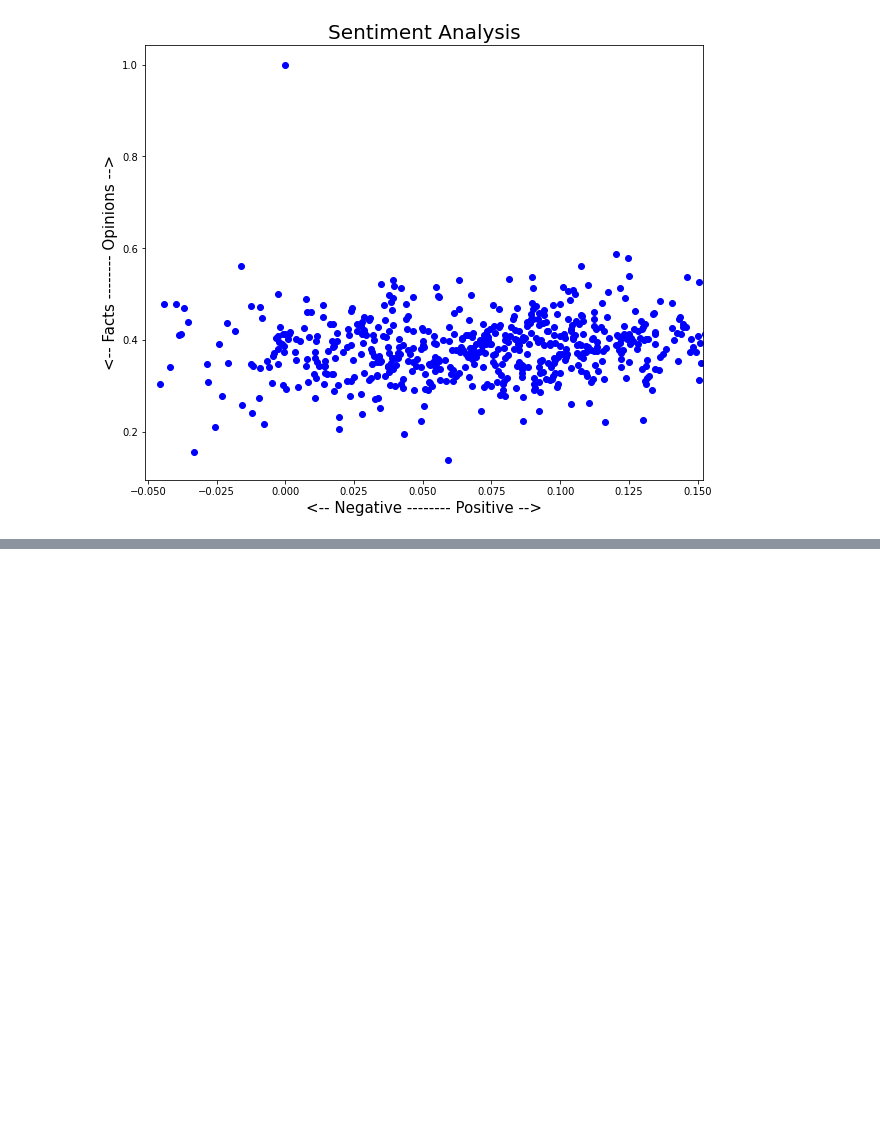
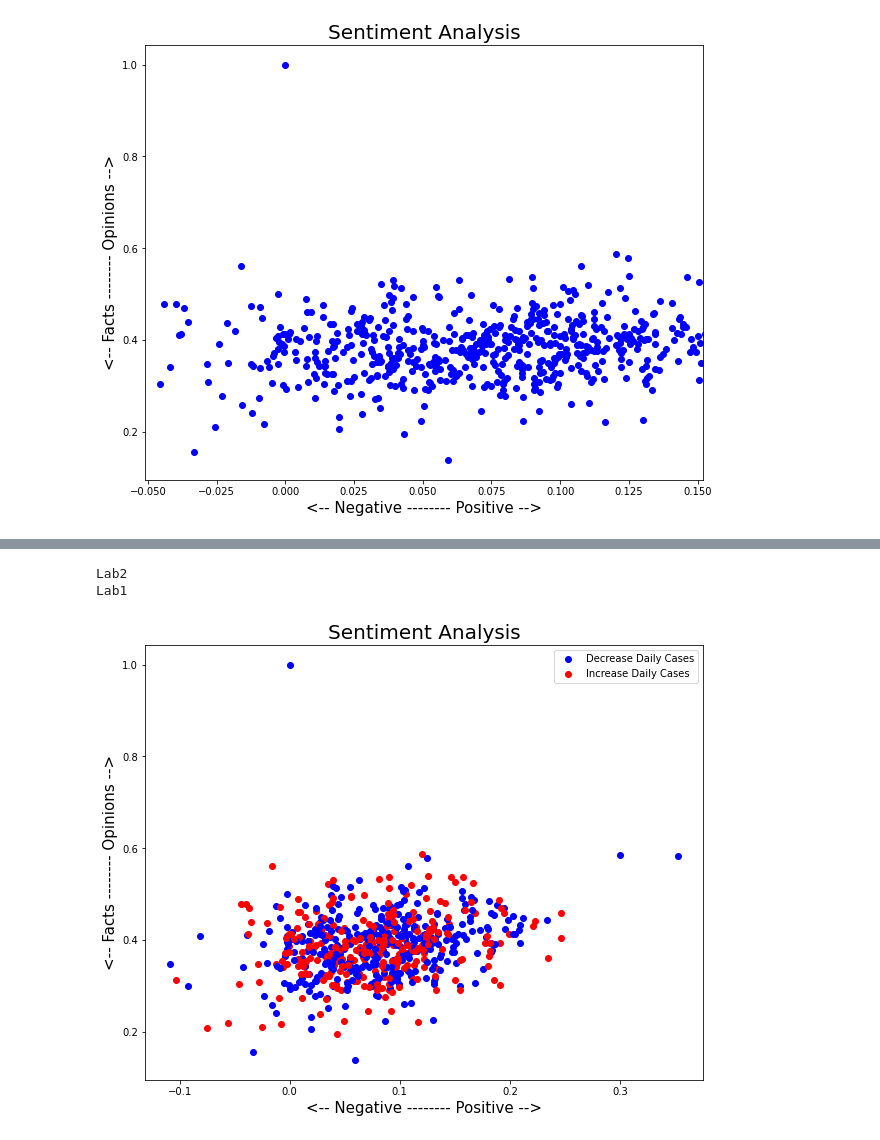
Before and after one commit to Walt9819/factores-impacto-desempleo-mexico, a Jupyter notebook: Python/FactoresDeImpactoEnDesempleoMX.ipynb, the cells around one changed output, grey strips where cells are left out. Saved outputs shown, nothing was run; the diff lists cells and outputs as text; code cells hidden in the pictures; blank space fills up the shorter version.

Commit message:
Add merge with restaurants and covid data

```diff
--- a/Python/FactoresDeImpactoEnDesempleoMX.ipynb
+++ b/Python/FactoresDeImpactoEnDesempleoMX.ipynb
@@ -1348,4 +1357,5 @@ data.to_csv('translated_news.csv')
 # %%
 data = pd.read_csv('https://raw.githubusercontent.com/Walt9819/factores-impacto-desempleo-mexico/main/Python/data/translated_news.csv')
+data = data.drop("Unnamed: 0", axis=1)
 data
 # %% [output]
@@ -1393,0 +1415,15 @@ fig.show()
+# %%
+def compute_rate(column):
+    col = column.to_numpy()
+    lag = col[1:] - col[:-1]
+    lag = np.append(lag, 0)
+    return pd.Series(lag)
+
+covid["Rate Daily Cases"] = compute_rate(covid["Daily Cases"])
+covid["Rate Daily Deaths"] = compute_rate(covid["Daily Deaths"])
+covid["Rate Daily Hospitalized"] = compute_rate(covid["Daily Hospitalized"])
+# %%
+data["date"] = data["date"].astype("datetime64")
+data["Time"] = data["date"].dt.strftime("%Y-%m-%d")
+cov_rest = pd.merge(data, covid, left_on="Time", right_on="Time")
+cov_rest.head(5)
@@ -1393,0 +1437,25 @@ fig.show()
+# %%
+plt.rcParams['figure.figsize'] = [10, 8]
+labels = [False, False]
+for index, anio in enumerate(cov_rest.index):
+    x = cov_rest.polarity.loc[anio]
+    y = cov_rest.subjectivity.loc[anio]
+    pos = cov_rest.loc[anio]["Rate Daily Cases"] > 0
+    if pos and not labels[0]:
+      plt.scatter(x, y, color='red', label="Increase Daily Cases")
+    elif not pos and not labels[1]:
+      plt.scatter(x, y, color='blue', label="Decrease Daily Cases")
+    else:
+      plt.scatter(x, y, color='red' if pos else "blue", label=None)
+    labels[0 if pos else 1] = True
+plt.legend()
+
+plt.title('Sentiment Analysis', fontsize=20)
+plt.xlabel('<-- Negative -------- Positive -->', fontsize=15)
+plt.ylabel('<-- Facts -------- Opinions -->', fontsize=15)
+
+plt.show()
+# %% [output]
+Lab2
+Lab1
+[figure, added]
```
Also changed, not shown: parts of 6 cells of this notebook.
